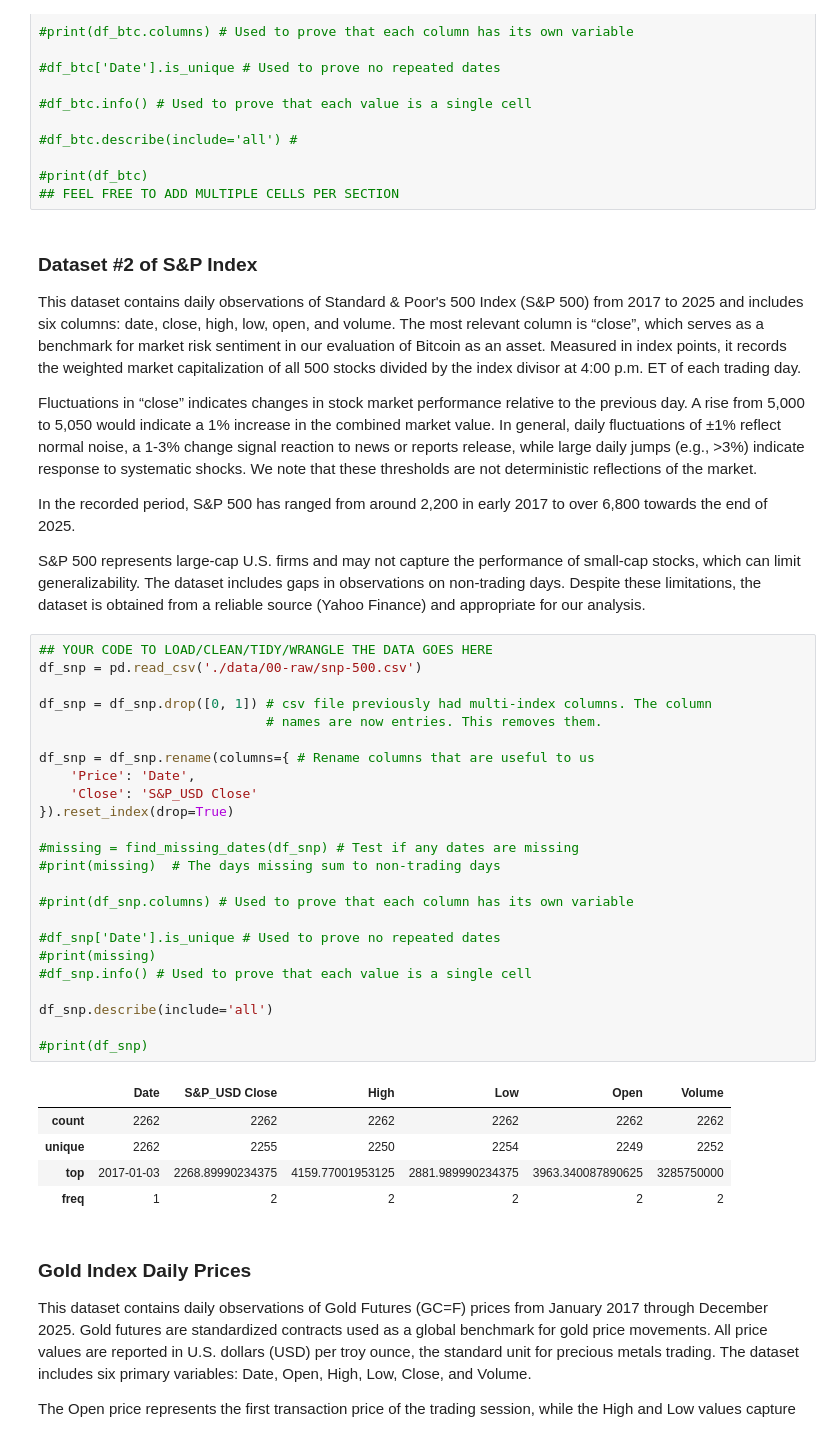
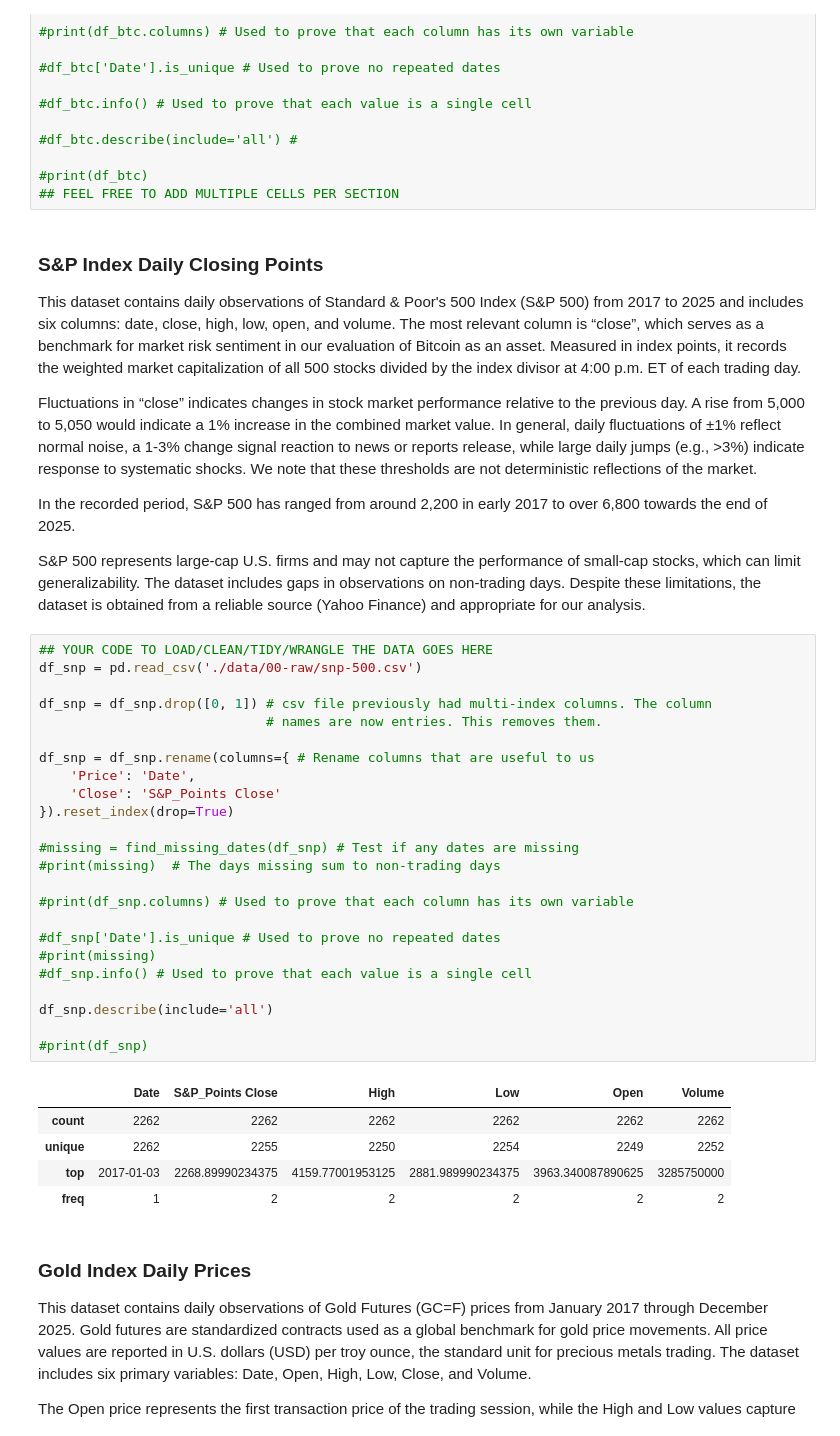
Before and after one commit to COGS108/Group110_WI26, a Jupyter notebook: 02-EDACheckpoint.ipynb, the cells around one changed output. Saved outputs shown, nothing was run; the diff lists cells and outputs as text.

```diff
--- a/02-EDACheckpoint.ipynb
+++ b/02-EDACheckpoint.ipynb
@@ -157,7 +202,7 @@ df_btc = df_btc.rename(columns={ # Rename columns that are useful to us
 #print(df_btc)
 ## FEEL FREE TO ADD MULTIPLE CELLS PER SECTION
 # %% [markdown]
-### Dataset #2 of S&P Index
+### S&P Index Daily Closing Points
 
 This dataset contains daily observations of Standard & Poor's 500 Index (S&P 500) from 2017 to 2025 and includes six columns: date, close, high, low, open, and volume. The most relevant column is “close”, which serves as a benchmark for market risk sentiment in our evaluation of Bitcoin as an asset. Measured in index points, it records the weighted market capitalization of all 500 stocks divided by the index divisor at 4:00 p.m. ET of each trading day.
 
@@ -169,29 +214,29 @@ S&P 500 represents large-cap U.S. firms and may not capture the performance of s
 # %%
 ## YOUR CODE TO LOAD/CLEAN/TIDY/WRANGLE THE DATA GOES HERE
 df_snp = pd.read_csv('./data/00-raw/snp-500.csv')
 
 df_snp = df_snp.drop([0, 1]) # csv file previously had multi-index columns. The column
                              # names are now entries. This removes them.
 
 df_snp = df_snp.rename(columns={ # Rename columns that are useful to us
     'Price': 'Date',
-    'Close': 'S&P_USD Close'
+    'Close': 'S&P_Points Close'
 }).reset_index(drop=True)
 
 #missing = find_missing_dates(df_snp) # Test if any dates are missing
 #print(missing)  # The days missing sum to non-trading days
 
 #print(df_snp.columns) # Used to prove that each column has its own variable
 
 #df_snp['Date'].is_unique # Used to prove no repeated dates
 #print(missing)
 #df_snp.info() # Used to prove that each value is a single cell
 
 df_snp.describe(include='all')
 
 #print(df_snp)
 # %% [output]
-|  | Date | S&P_USD Close | High | Low | Open | Volume |
+|  | Date | S&P_Points Close | High | Low | Open | Volume |
 | count | 2262 | 2262 | 2262 | 2262 | 2262 | 2262 |
 | unique | 2262 | 2255 | 2250 | 2254 | 2249 | 2252 |
 | top | 2017-01-03 | 2268.89990234375 | 4159.77001953125 | 2881.989990234375 | 3963.340087890625 | 3285750000 |
```
Also changed, not shown: parts of 38 cells of this notebook.
